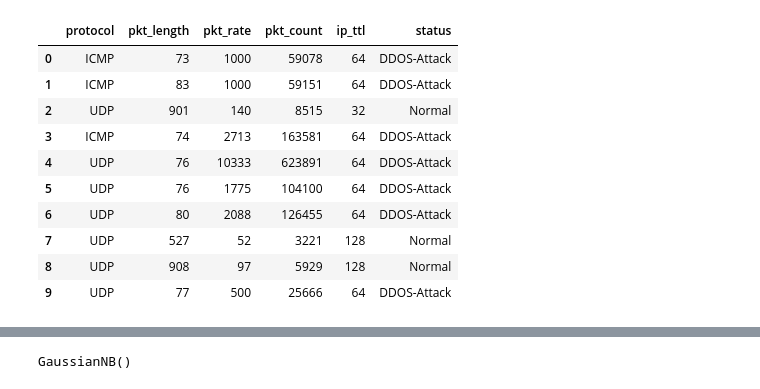
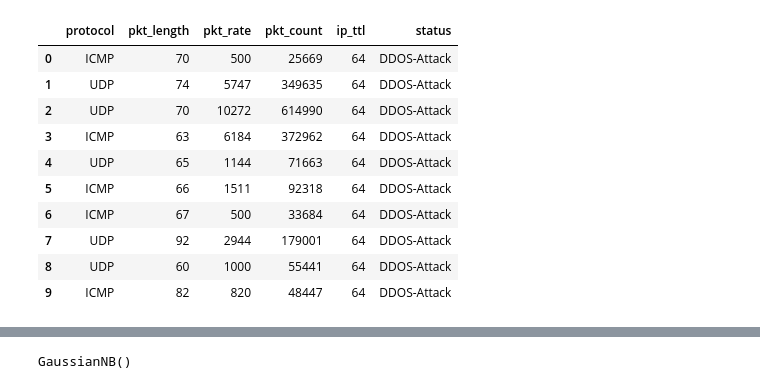
Before and after one commit to Liando18/deteksi-ddos, a Jupyter notebook: model/pelatihan-model.ipynb, the cells around one changed output, grey strips where cells are left out. Drawn from its saved outputs; the diff is of its cells as text; code cells hidden in the pictures.

```diff
--- a/model/pelatihan-model.ipynb
+++ b/model/pelatihan-model.ipynb
@@ -10,17 +11,17 @@ import joblib
 # %%
 df_train = pd.read_csv('../dataset/train.csv', delimiter=";")
 df_test = pd.read_csv('../dataset/test.csv', delimiter=";")
 
-df_test.head(10)
+df_train.head(10)
 # %% [output]
 |  | protocol | pkt_length | pkt_rate | pkt_count | ip_ttl | status |
-| 0 | ICMP | 73 | 1000 | 59078 | 64 | DDOS-Attack |
-| 1 | ICMP | 83 | 1000 | 59151 | 64 | DDOS-Attack |
-| 2 | UDP | 901 | 140 | 8515 | 32 | Normal |
-| 3 | ICMP | 74 | 2713 | 163581 | 64 | DDOS-Attack |
-| 4 | UDP | 76 | 10333 | 623891 | 64 | DDOS-Attack |
-| 5 | UDP | 76 | 1775 | 104100 | 64 | DDOS-Attack |
-| 6 | UDP | 80 | 2088 | 126455 | 64 | DDOS-Attack |
-| 7 | UDP | 527 | 52 | 3221 | 128 | Normal |
-| 8 | UDP | 908 | 97 | 5929 | 128 | Normal |
-| 9 | UDP | 77 | 500 | 25666 | 64 | DDOS-Attack |
+| 0 | ICMP | 70 | 500 | 25669 | 64 | DDOS-Attack |
+| 1 | UDP | 74 | 5747 | 349635 | 64 | DDOS-Attack |
+| 2 | UDP | 70 | 10272 | 614990 | 64 | DDOS-Attack |
+| 3 | ICMP | 63 | 6184 | 372962 | 64 | DDOS-Attack |
+| 4 | UDP | 65 | 1144 | 71663 | 64 | DDOS-Attack |
+| 5 | ICMP | 66 | 1511 | 92318 | 64 | DDOS-Attack |
+| 6 | ICMP | 67 | 500 | 33684 | 64 | DDOS-Attack |
+| 7 | UDP | 92 | 2944 | 179001 | 64 | DDOS-Attack |
+| 8 | UDP | 60 | 1000 | 55441 | 64 | DDOS-Attack |
+| 9 | ICMP | 82 | 820 | 48447 | 64 | DDOS-Attack |
```
Also changed, not shown: parts of 9 cells of this notebook.
